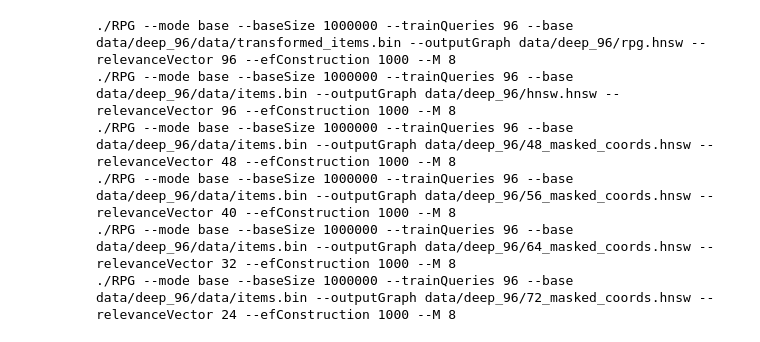
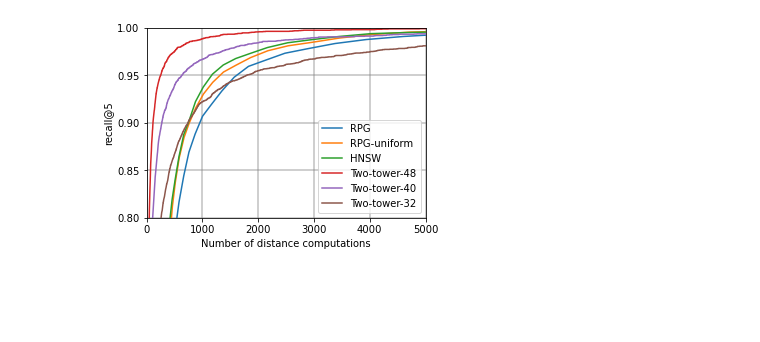
Before and after one commit to Andrew-Angrew/rpg, a Jupyter notebook: experiment_with_coordinate_masking_deep_96.ipynb, the cells around one changed output. Drawn from its saved outputs; the diff is of its cells as text; code cells hidden in the pictures; blank space fills up the shorter version.

```diff
--- a/experiment_with_coordinate_masking_deep_96.ipynb
+++ b/experiment_with_coordinate_masking_deep_96.ipynb
@@ -17,5 +12,5 @@ Calc ground truth nearest neighbors for deep_96
 # %%
 results_recall_5 = run_experiment_with_coordinate_masking(
     "deep_96", 96, masked_coord_counts, recall_top_len=5,
-    n_search_threads=4, recalc_graphs=True, recalc_search=True, verbose=True
+    n_search_threads=4, recalc_graphs=False, recalc_search=False, verbose=True
 )
@@ -29,14 +17,36 @@ results_recall_5 = run_experiment_with_coordinate_masking(
 # %%
 results_recall_1 = run_experiment_with_coordinate_masking(
     "deep_96", 96, masked_coord_counts, recall_top_len=1,
-    n_search_threads=4, recalc_graphs=True, recalc_search=True, verbose=True
+    n_search_threads=4, recalc_graphs=False, recalc_search=False, verbose=True
 )
-# %% [output]
-./RPG --mode base --baseSize 1000000 --trainQueries 96 --base data/deep_96/data/transformed_items.bin --outputGraph data/deep_96/rpg.hnsw --relevanceVector 96 --efConstruction 1000 --M 8
-./RPG --mode base --baseSize 1000000 --trainQueries 96 --base data/deep_96/data/items.bin --outputGraph data/deep_96/hnsw.hnsw --relevanceVector 96 --efConstruction 1000 --M 8
-./RPG --mode base --baseSize 1000000 --trainQueries 96 --base data/deep_96/data/items.bin --outputGraph data/deep_96/48_masked_coords.hnsw --relevanceVector 48 --efConstruction 1000 --M 8
-./RPG --mode base --baseSize 1000000 --trainQueries 96 --base data/deep_96/data/items.bin --outputGraph data/deep_96/56_masked_coords.hnsw --relevanceVector 40 --efConstruction 1000 --M 8
-./RPG --mode base --baseSize 1000000 --trainQueries 96 --base data/deep_96/data/items.bin --outputGraph data/deep_96/64_masked_coords.hnsw --relevanceVector 32 --efConstruction 1000 --M 8
-./RPG --mode base --baseSize 1000000 --trainQueries 96 --base data/deep_96/data/items.bin --outputGraph data/deep_96/72_masked_coords.hnsw --relevanceVector 24 --efConstruction 1000 --M 8
+# %%
+plot_chosen_results(
+    results_recall_5, keys=[
+        "rpg",
+        "rpg_unifrom_train",
+        "hnsw",
+        '48_masked_coords+rerank',
+        '56_masked_coords+rerank',
+        '64_masked_coords+rerank'
+    ],
+    xlim=(0, 5000), ylim=(0.8, 1),
+    hlines=np.linspace(0.8, 1, 5),
+    vlines=np.linspace(0, 5000, 6),
+    ylabel="recall@5",
+    figsize=(5, 3.5),
+    relabeling={
+        "rpg": "RPG",
+        "hnsw": "HNSW",
+        "rpg_unifrom_train": "RPG-uniform",
+        '48_masked_coords+rerank': "Two-tower-48",
+        '56_masked_coords+rerank': "Two-tower-40",
+        '64_masked_coords+rerank': "Two-tower-32"
+    },
+    file_name="pic/deep_96_dpi_300.pdf",
+    dpi=300
+
+)
+# %% [output]
+[figure, added]
 # %%
 plot_chosen_results(
```
Also changed, not shown: parts of 4 cells of this notebook, 4 other files.
